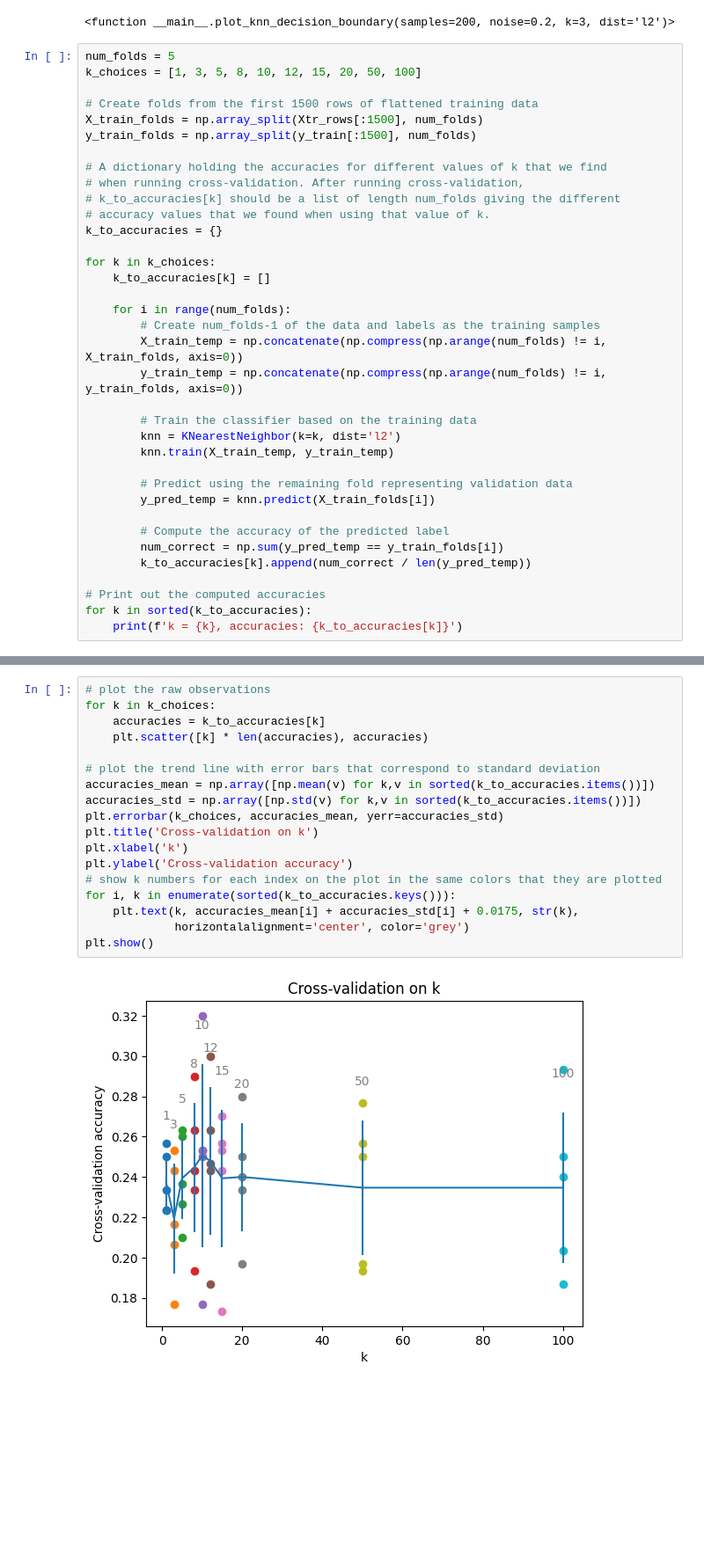
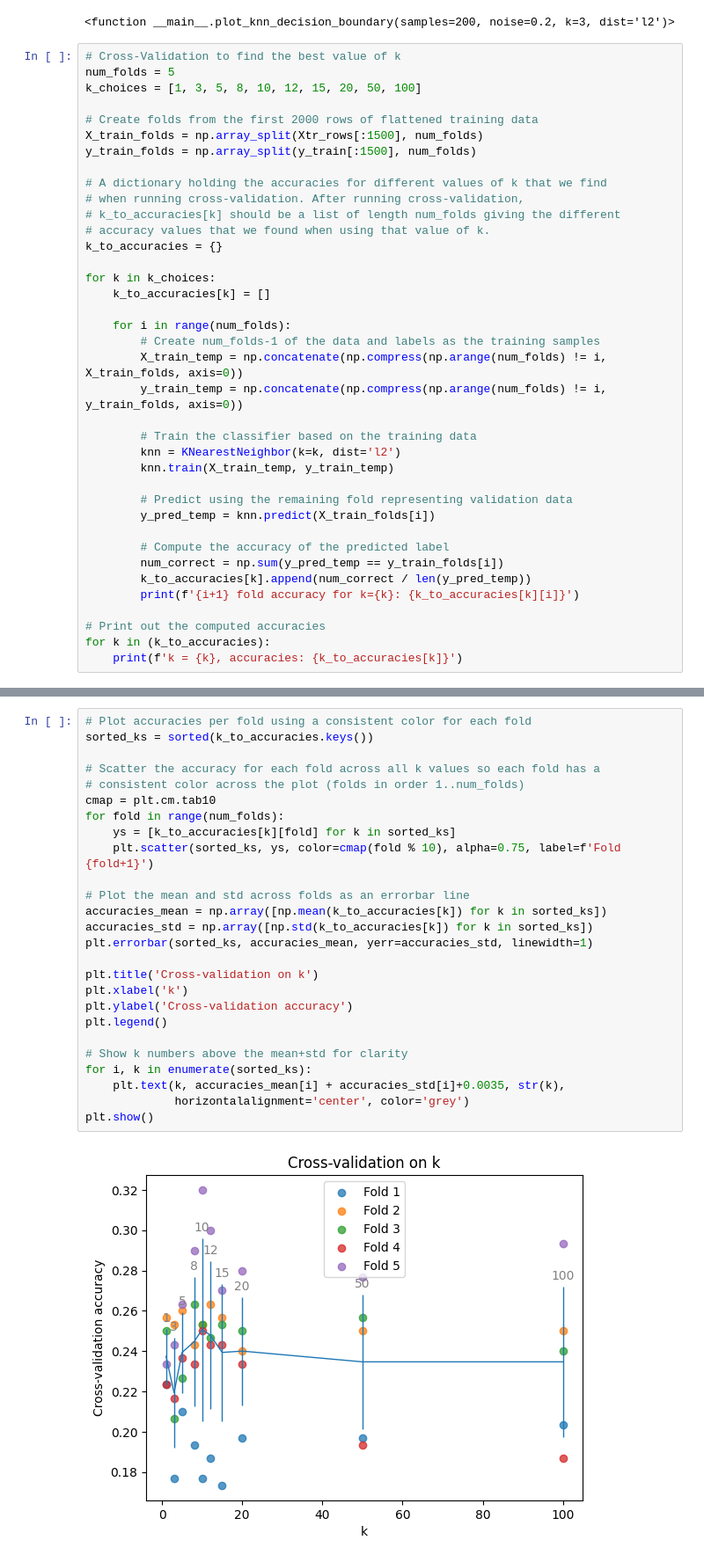
Before and after one commit to adityaswamii/deep-learning-for-cv, a Jupyter notebook: lectures/1-image-classification.ipynb, the cells around one changed output, grey strips where cells are left out. Shown at 88% size. Cells and saved outputs as stored; diff of their text form; blank space fills up the shorter version.

```diff
--- a/lectures/1-image-classification.ipynb
+++ b/lectures/1-image-classification.ipynb
@@ -199,10 +199,11 @@ interact(
 interactive(children=(IntSlider(value=200, description='samples', max=1000, min=100, step=100), FloatSlider(va…
 <function __main__.plot_knn_decision_boundary(samples=200, noise=0.2, k=3, dist='l2')>
 # %%
+# Cross-Validation to find the best value of k
 num_folds = 5
 k_choices = [1, 3, 5, 8, 10, 12, 15, 20, 50, 100]
 
-# Create folds from the first 1500 rows of flattened training data
+# Create folds from the first 2000 rows of flattened training data
 X_train_folds = np.array_split(Xtr_rows[:1500], num_folds)
 y_train_folds = np.array_split(y_train[:1500], num_folds)
 
@@ -230,8 +231,9 @@ for k in k_choices:
         # Compute the accuracy of the predicted label
         num_correct = np.sum(y_pred_temp == y_train_folds[i])
         k_to_accuracies[k].append(num_correct / len(y_pred_temp))
+        print(f'{i+1} fold accuracy for k={k}: {k_to_accuracies[k][i]}')
 
 # Print out the computed accuracies
-for k in sorted(k_to_accuracies):
+for k in (k_to_accuracies):
     print(f'k = {k}, accuracies: {k_to_accuracies[k]}')
 # %% [output]
@@ -246,22 +255,30 @@ k = 20, accuracies: [np.float64(0.19666666666666666), np.float64(0.24), np.float
 k = 50, accuracies: [np.float64(0.19666666666666666), np.float64(0.25), np.float64(0.25666666666666665), np.float64(0.19333333333333333), np.float64(0.27666666666666667)]
 k = 100, accuracies: [np.float64(0.20333333333333334), np.float64(0.25), np.float64(0.24), np.float64(0.18666666666666668), np.float64(0.29333333333333333)]
 # %%
-# plot the raw observations
-for k in k_choices:
-    accuracies = k_to_accuracies[k]
-    plt.scatter([k] * len(accuracies), accuracies)
+# Plot accuracies per fold using a consistent color for each fold
+sorted_ks = sorted(k_to_accuracies.keys())
 
-# plot the trend line with error bars that correspond to standard deviation
-accuracies_mean = np.array([np.mean(v) for k,v in sorted(k_to_accuracies.items())])
-accuracies_std = np.array([np.std(v) for k,v in sorted(k_to_accuracies.items())])
-plt.errorbar(k_choices, accuracies_mean, yerr=accuracies_std)
+# Scatter the accuracy for each fold across all k values so each fold has a
+# consistent color across the plot (folds in order 1..num_folds)
+cmap = plt.cm.tab10
+for fold in range(num_folds):
+    ys = [k_to_accuracies[k][fold] for k in sorted_ks]
+    plt.scatter(sorted_ks, ys, color=cmap(fold % 10), alpha=0.75, label=f'Fold {fold+1}')
+
+# Plot the mean and std across folds as an errorbar line
+accuracies_mean = np.array([np.mean(k_to_accuracies[k]) for k in sorted_ks])
+accuracies_std = np.array([np.std(k_to_accuracies[k]) for k in sorted_ks])
+plt.errorbar(sorted_ks, accuracies_mean, yerr=accuracies_std, linewidth=1)
+
 plt.title('Cross-validation on k')
 plt.xlabel('k')
 plt.ylabel('Cross-validation accuracy')
-# show k numbers for each index on the plot in the same colors that they are plotted
-for i, k in enumerate(sorted(k_to_accuracies.keys())):
-    plt.text(k, accuracies_mean[i] + accuracies_std[i] + 0.0175, str(k),
+plt.legend()
+
+# Show k numbers above the mean+std for clarity
+for i, k in enumerate(sorted_ks):
+    plt.text(k, accuracies_mean[i] + accuracies_std[i]+0.0035, str(k),
              horizontalalignment='center', color='grey')
 plt.show()
 # %% [output]
-[figure, old version]
+[figure, new version]
```
Also changed, not shown: parts of 5 cells of this notebook, 20 other files.
